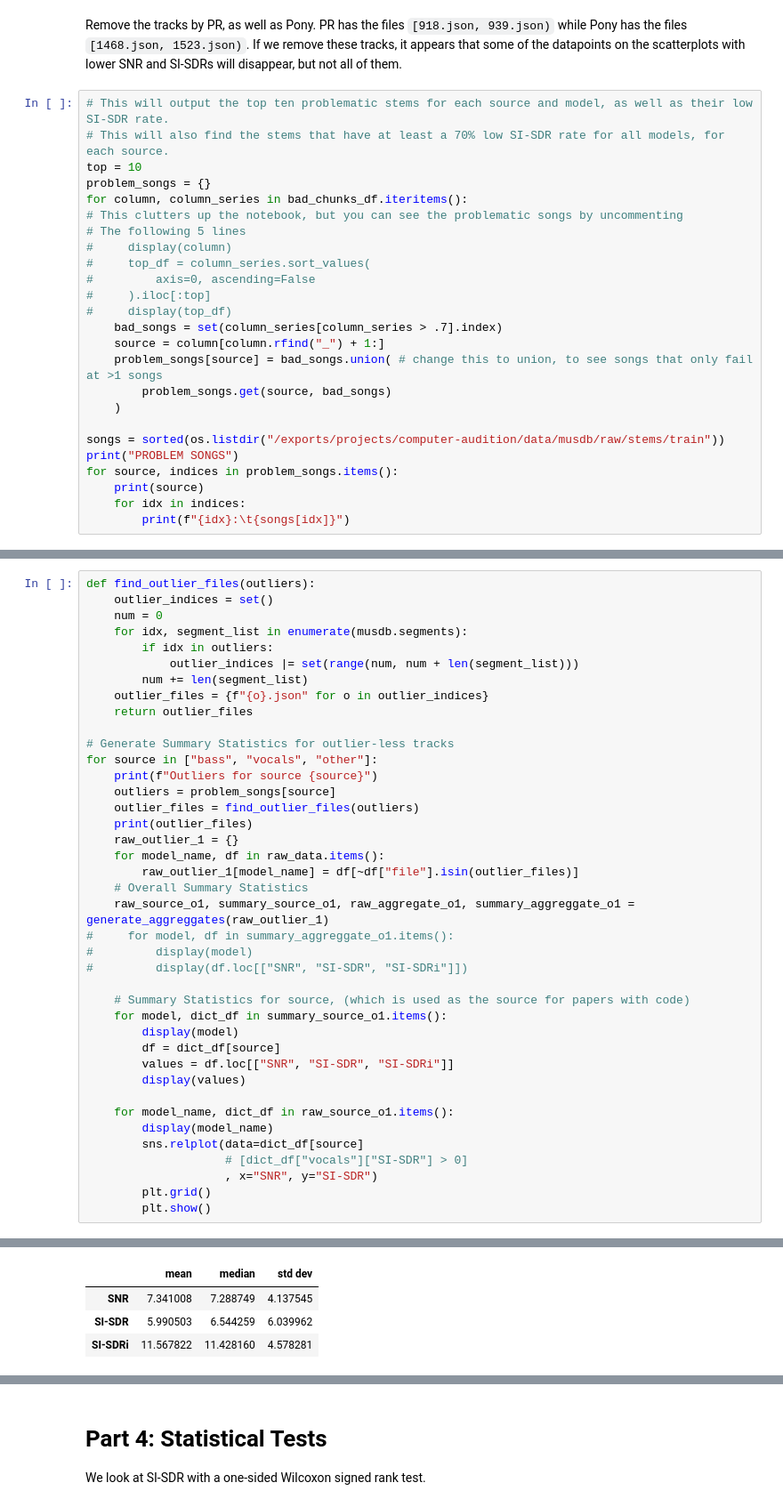
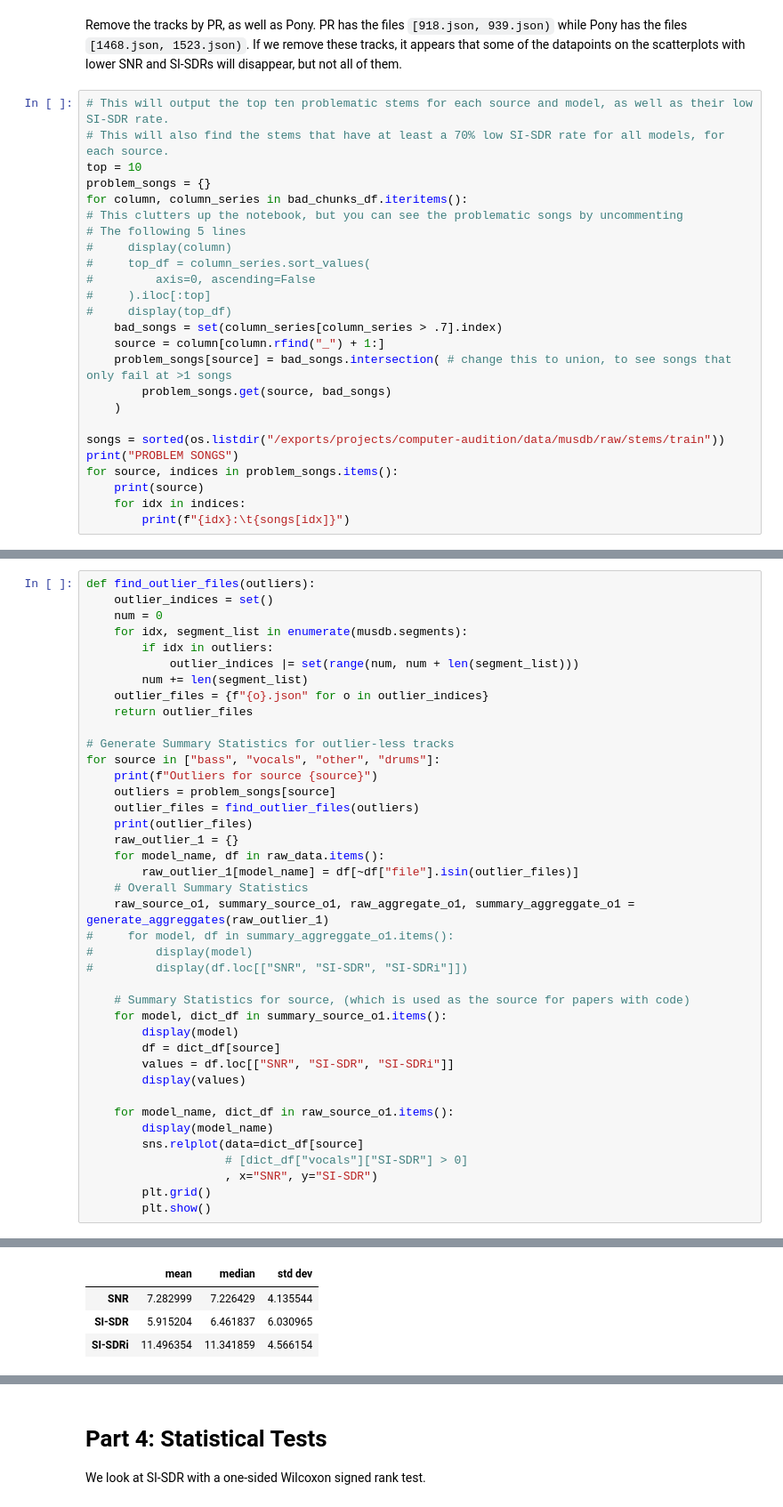
Before and after one commit to abugler/meta-analysis, a Jupyter notebook: TrainDataAnalysis.ipynb, the cells around one changed output, grey strips where cells are left out. Shown at 89% size. Drawn from its saved outputs; the diff is of its cells as text.

```diff
--- a/TrainDataAnalysis.ipynb
+++ b/TrainDataAnalysis.ipynb
@@ -366,7 +363,7 @@ for column, column_series in bad_chunks_df.iteritems():
 #     display(top_df)
     bad_songs = set(column_series[column_series > .7].index)
     source = column[column.rfind("_") + 1:]
-    problem_songs[source] = bad_songs.union( # change this to union, to see songs that only fail at >1 songs
+    problem_songs[source] = bad_songs.intersection( # change this to union, to see songs that only fail at >1 songs
         problem_songs.get(source, bad_songs)
     )
 
@@ -406,7 +396,7 @@ def find_outlier_files(outliers):
     return outlier_files
 
 # Generate Summary Statistics for outlier-less tracks
-for source in ["bass", "vocals", "other"]:
+for source in ["bass", "vocals", "other", "drums"]:
     print(f"Outliers for source {source}")
     outliers = problem_songs[source]
     outlier_files = find_outlier_files(outliers)
@@ -440,7 +430,7 @@ Outliers for source bass
 'OpenUnmix'
 |  | mean | median | std dev |
-| SNR | 7.341008 | 7.288749 | 4.137545 |
-| SI-SDR | 5.990503 | 6.544259 | 6.039962 |
-| SI-SDRi | 11.567822 | 11.428160 | 4.578281 |
+| SNR | 7.282999 | 7.226429 | 4.135544 |
+| SI-SDR | 5.915204 | 6.461837 | 6.030965 |
+| SI-SDRi | 11.496354 | 11.341859 | 4.566154 |
 'Demucs'
 |  | mean | median | std dev |
```
Also changed, not shown: parts of 7 cells of this notebook, 5 other files.
